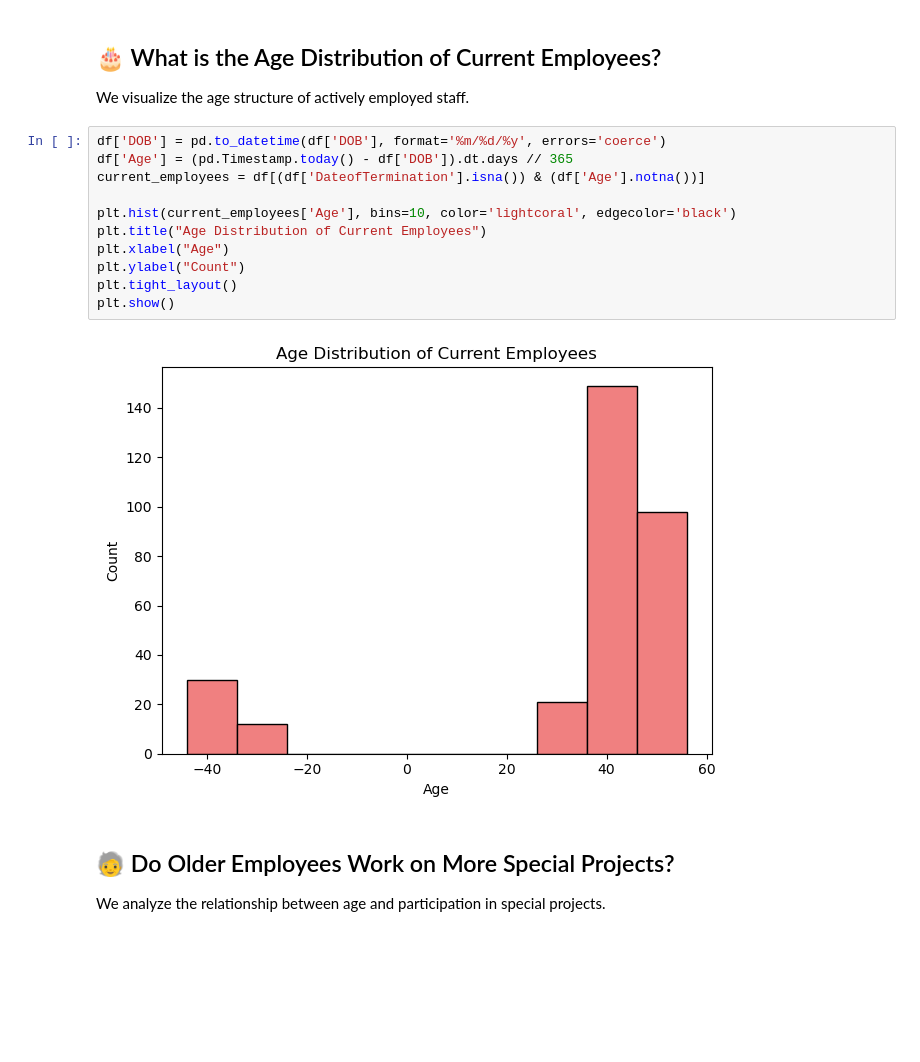
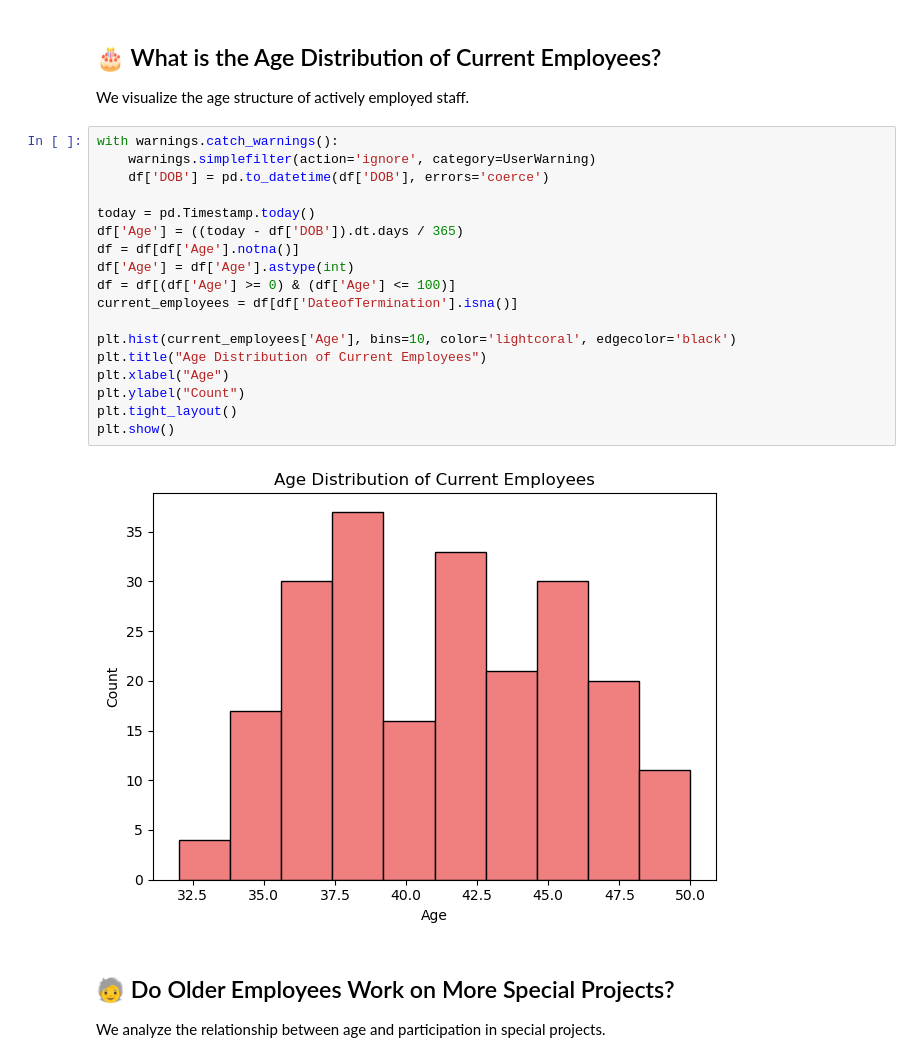
Before and after one commit to Bonus1337/hr-employee-analysis, a Jupyter notebook: hr-employee-analysis.ipynb, the cells around one changed output. Cells and saved outputs as stored; diff of their text form; blank space fills up the shorter version.

Commit message:
Fix chart values and add new summaries

```diff
--- a/hr-employee-analysis.ipynb
+++ b/hr-employee-analysis.ipynb
@@ -95,18 +96,25 @@ plt.show()
 
 We visualize the age structure of actively employed staff.
 # %%
-df['DOB'] = pd.to_datetime(df['DOB'], format='%m/%d/%y', errors='coerce')
-df['Age'] = (pd.Timestamp.today() - df['DOB']).dt.days // 365
-current_employees = df[(df['DateofTermination'].isna()) & (df['Age'].notna())]
+with warnings.catch_warnings():
+    warnings.simplefilter(action='ignore', category=UserWarning)
+    df['DOB'] = pd.to_datetime(df['DOB'], errors='coerce')
+
+today = pd.Timestamp.today()
+df['Age'] = ((today - df['DOB']).dt.days / 365)
+df = df[df['Age'].notna()]
+df['Age'] = df['Age'].astype(int)
+df = df[(df['Age'] >= 0) & (df['Age'] <= 100)]
+current_employees = df[df['DateofTermination'].isna()]
 
 plt.hist(current_employees['Age'], bins=10, color='lightcoral', edgecolor='black')
 plt.title("Age Distribution of Current Employees")
 plt.xlabel("Age")
 plt.ylabel("Count")
 plt.tight_layout()
 plt.show()
 # %% [output]
-[figure, old version]
+[figure, new version]
 # %% [markdown]
 ## 🧓 Do Older Employees Work on More Special Projects?
 
```
Also changed, not shown: parts of 7 cells of this notebook.
